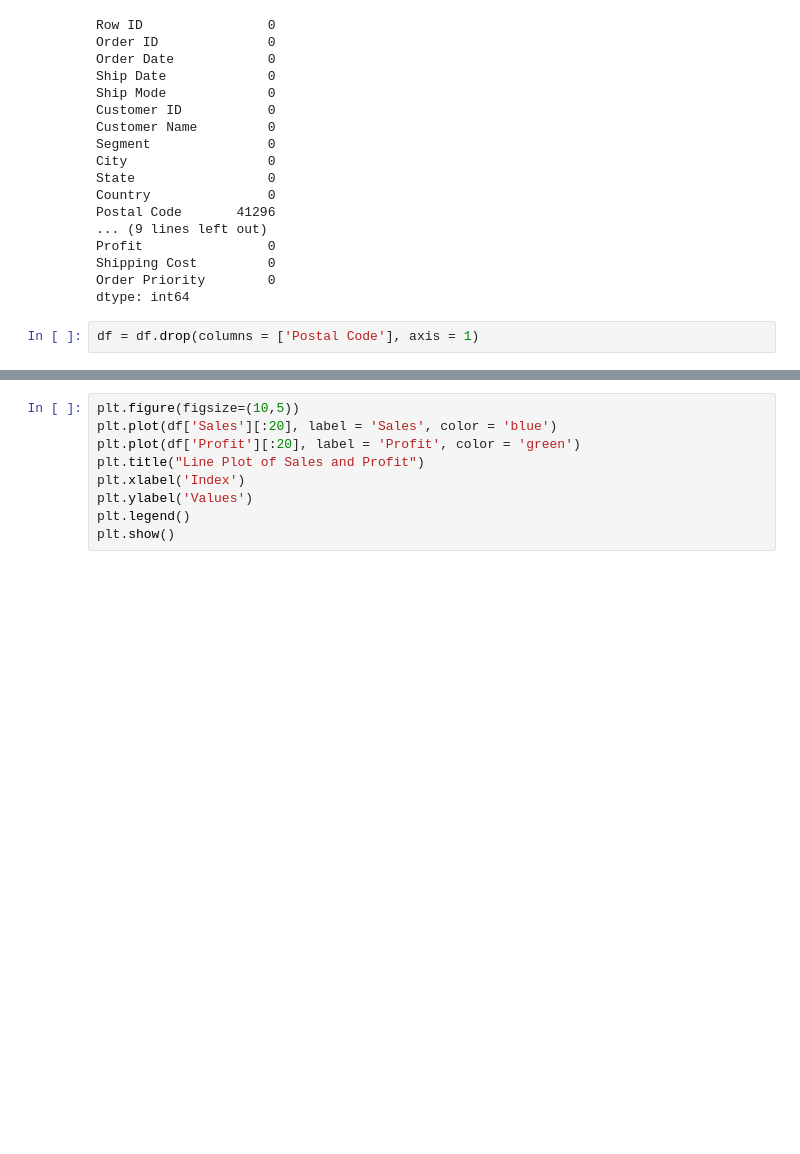
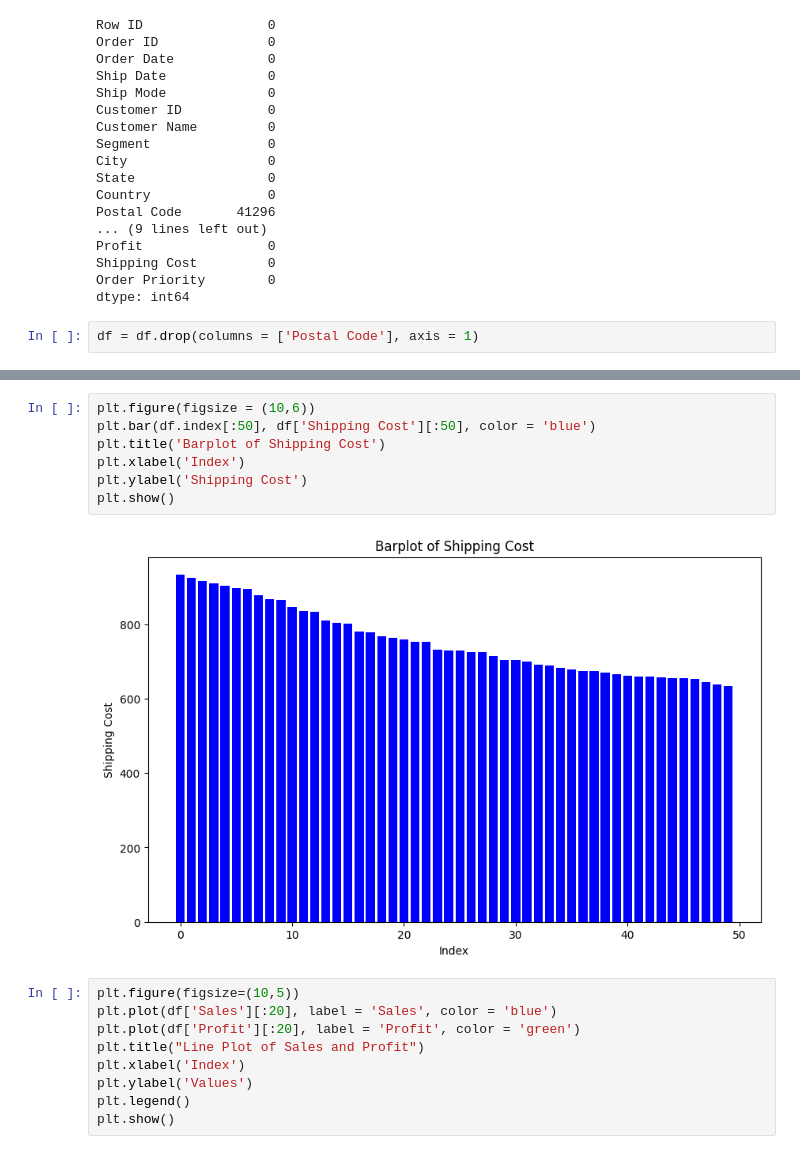
Before and after one commit to Krishna28072000/Machine-Learning, a Jupyter notebook: Machine Learning Project/Global_Stores.ipynb, the cells around one changed output, grey strips where cells are left out. Saved outputs shown, nothing was run; the diff lists cells and outputs as text; blank space fills up the shorter version.

```diff
--- a/Machine Learning Project/Global_Stores.ipynb
+++ b/Machine Learning Project/Global_Stores.ipynb
@@ -81,3 +170,12 @@ df = df.drop(columns = ['Postal Code'], axis = 1)
+# %%
+plt.figure(figsize = (10,6))
+plt.bar(df.index[:50], df['Shipping Cost'][:50], color = 'blue')
+plt.title('Barplot of Shipping Cost')
+plt.xlabel('Index')
+plt.ylabel('Shipping Cost')
+plt.show()
+# %% [output]
+[figure, added]
 # %%
 plt.figure(figsize=(10,5))
 plt.plot(df['Sales'][:20], label = 'Sales', color = 'blue')
```
Also changed, not shown: parts of 44 cells of this notebook, 2 other files.
